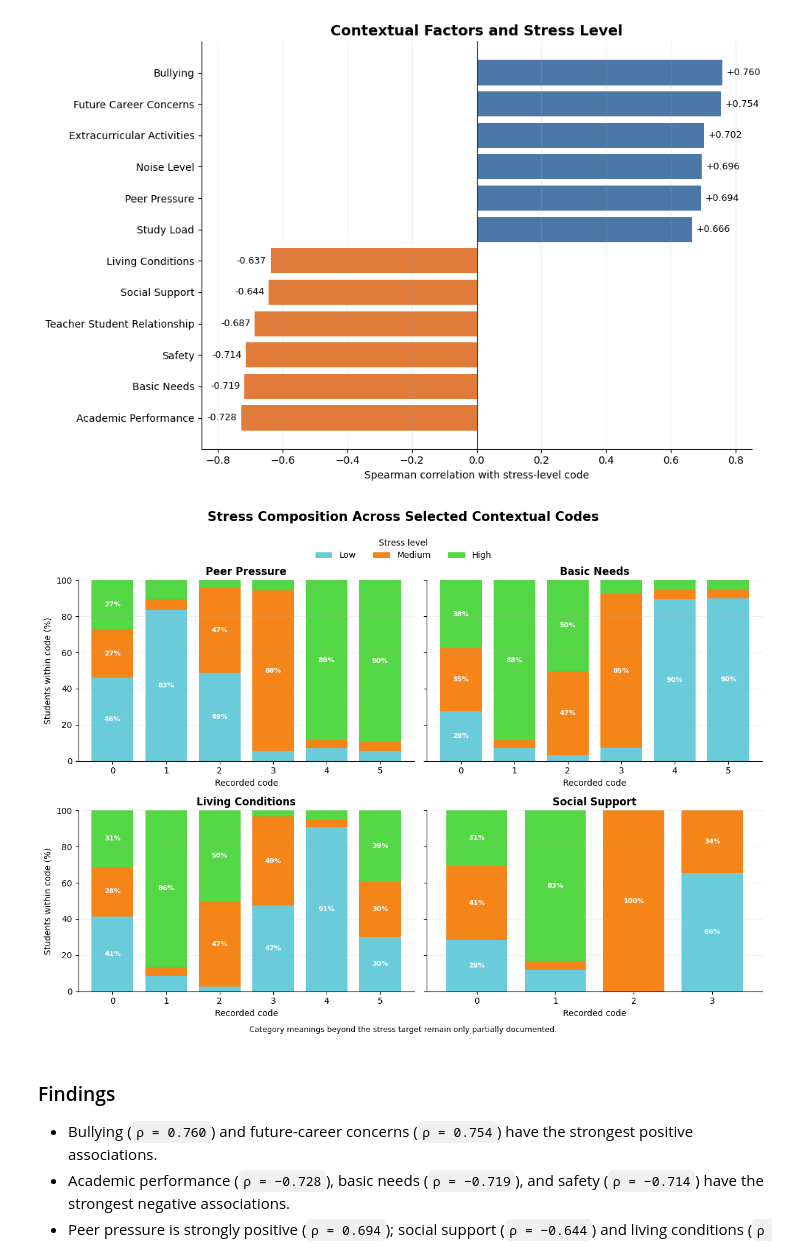
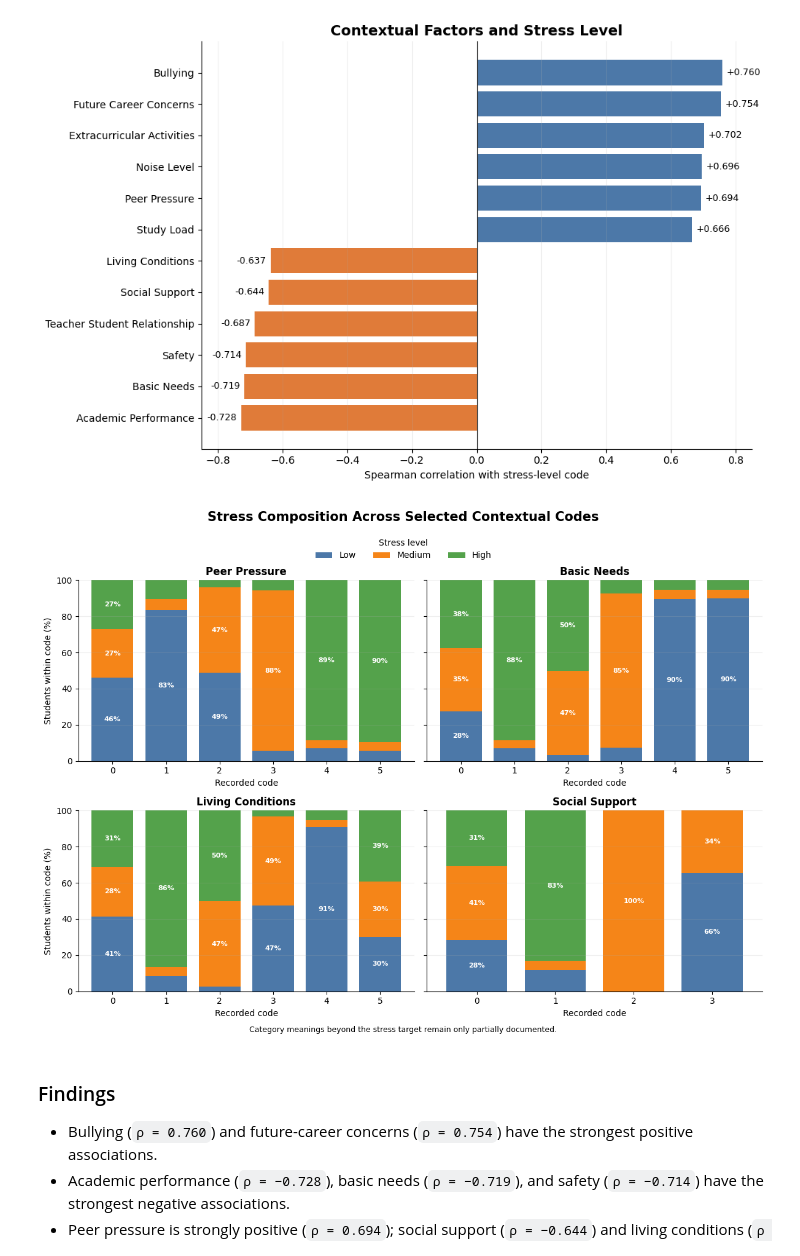
Before and after one commit to ShayanNajafian/academic-stress-research, a Jupyter notebook: notebooks/analysis.ipynb, the cells around one changed output. Drawn from its saved outputs; the diff is of its cells as text; code cells hidden in the pictures.

```diff
--- a/notebooks/analysis.ipynb
+++ b/notebooks/analysis.ipynb
@@ -671,7 +671,7 @@ composition_fig, axes = plt.subplots(
 )
 
 stress_order = ["Low", "Medium", "High"]
-stress_colors = ["#6ACCDB", "#F58518", "#54D745"]
+stress_colors = ["#4C78A8", "#F58518", "#54A24B"]
 
 for ax, feature in zip(axes.flat, selected_context_features):
     table = (
@@ -719,34 +719,34 @@ for ax, feature in zip(axes.flat, selected_context_features):
 
 handles, labels = axes.flat[0].get_legend_handles_labels()
 composition_fig.legend(
     handles,
     labels,
     title="Stress level",
     loc="upper center",
     bbox_to_anchor=(0.5, 1.01),
     ncol=3,
     frameon=False,
 )
 composition_fig.suptitle(
     "Stress Composition Across Selected Contextual Codes",
     fontsize=15,
     fontweight="bold",
     y=1.05,
 )
 composition_fig.text(
     0.5,
     -0.01,
     "Category meanings beyond the stress target remain only partially documented.",
     ha="center",
     fontsize=9,
 )
 composition_fig.tight_layout()
 
 composition_output = FIGURES_DIR / "selected-context-stress-composition.png"
 composition_fig.savefig(composition_output, dpi=300, bbox_inches="tight")
 plt.show()
 # %% [output]
-[figure, old version]
+[figure, new version]
 # %% [markdown]
 ### Findings
 
```
Also changed, not shown: parts of 5 cells of this notebook, 1 other file.
